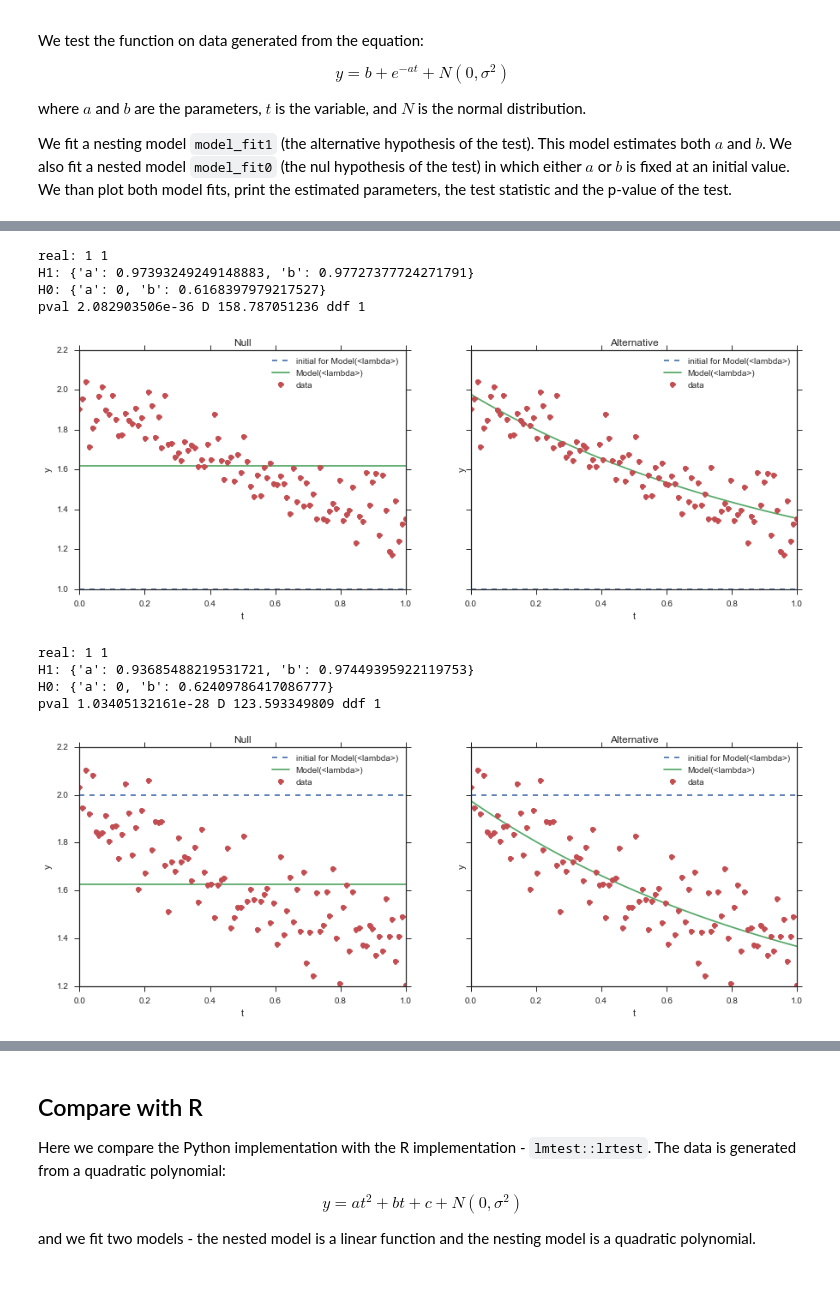
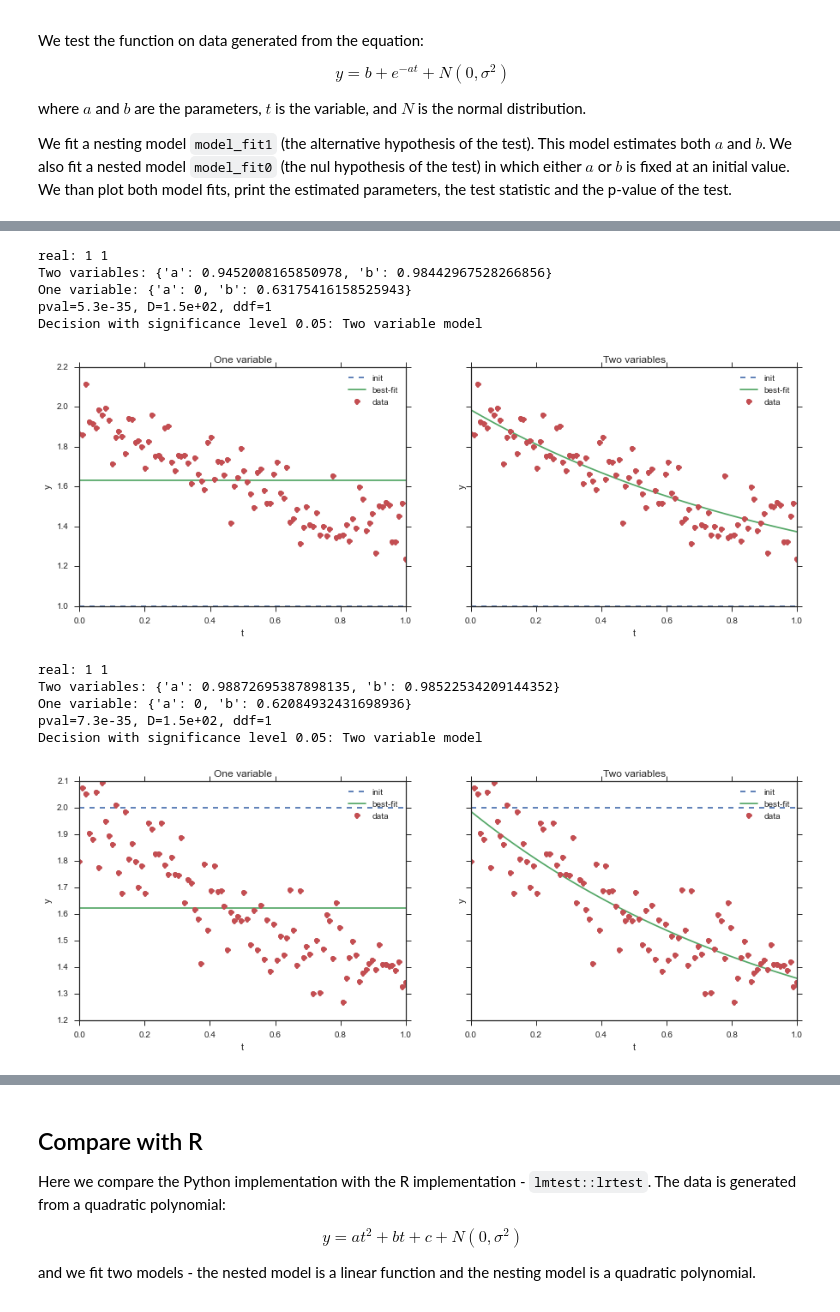
Before and after one commit to yoavram/ipython-notebooks, a Jupyter notebook: likelihood ratio test.ipynb, the cells around one changed output, grey strips where cells are left out. Drawn from its saved outputs; the diff is of its cells as text; code cells hidden in the pictures.

```diff
--- a/likelihood ratio test.ipynb
+++ b/likelihood ratio test.ipynb
@@ -55,7 +72,7 @@ We also fit a nested model `model_fit0` (the nul hypothesis of the test) in whic
 We than plot both model fits, print the estimated parameters, the test statistic and the p-value of the test.
 # %%
 # test lrt
-def lrt_test(a, b, a_init, b_init, a_vary, b_vary, sig=0.1, N=100):
+def lrtest_test(a, b, a_init, b_init, a_vary, b_vary, sig=0.1, N=100, alfa=0.05):
     assert a_vary or b_vary
     assert not(a_vary and b_vary)
 
@@ -67,21 +84,26 @@ def lrt_test(a, b, a_init, b_init, a_vary, b_vary, sig=0.1, N=100):
     model = Model(f)
     params = model.make_params(a=a_init, b=b_init)
 
-    model_fit1 = model.fit(data, t=t, params=params)
-    model_fit1.plot_fit(ax=ax[1])
-    ax[1].set_title("Alternative")
+    two_var_fit = model.fit(data, t=t, params=params)
+    two_var_fit.plot_fit(ax=ax[1])
+    ax[1].set_title("Two variables")
     #model_fit1.plot_residuals(ax[1])
-    print "H1:",model_fit1.best_values
+    print "Two variables:",two_var_fit.best_values
 
     params['a'].set(vary=a_vary)
     params['b'].set(vary=b_vary)
-    model_fit0 = model.fit(data, t=t, params=params)
-    model_fit0.plot_fit(ax=ax[0])
+    one_var_fit = model.fit(data, t=t, params=params)
+    one_var_fit.plot_fit(ax=ax[0])
     #model_fit0.plot_residuals(ax[0])
-    ax[0].set_title("Null")
-    print "H0:",model_fit0.best_values
+    ax[0].set_title("One variable")
+    print "One variable:",one_var_fit.best_values
 
-    pval,D,ddf = lrtest(model_fit0, model_fit1)
-    print "pval", pval, "D", D, "ddf", ddf
+    prefer_m1,pval,D,ddf = lrtest(one_var_fit, two_var_fit, alfa)
+    print "pval=%.2g, D=%.2g, ddf=%d" % (pval, D, ddf)
+    print "Decision with significance level %.2g:" % alfa,
+    if prefer_m1:
+        print "Two variable model"
+    else:
+        print "One variable model"
     return t,data
 # %%
@@ -111,17 +136,19 @@ pval 6.8550858208e-75 D 335.265355672 ddf 1
 # %%
-lrt_test(1,1,0,0,False,True);
+lrtest_test(1,1,0,0,False,True);
 # %% [output]
 real: 1 1
-H1: {'a': 0.97393249249148883, 'b': 0.97727377724271791}
-H0: {'a': 0, 'b': 0.6168397979217527}
-pval 2.082903506e-36 D 158.787051236 ddf 1
+Two variables: {'a': 0.9452008165850978, 'b': 0.98442967528266856}
+One variable: {'a': 0, 'b': 0.63175416158525943}
+pval=5.3e-35, D=1.5e+02, ddf=1
+Decision with significance level 0.05: Two variable model
-[figure, old version]
+[figure, new version]
 # %%
-lrt_test(1,1,0,1,False,True);
+lrtest_test(1,1,0,1,False,True);
 # %% [output]
 real: 1 1
-H1: {'a': 0.93685488219531721, 'b': 0.97449395922119753}
-H0: {'a': 0, 'b': 0.62409786417086777}
-pval 1.03405132161e-28 D 123.593349809 ddf 1
+Two variables: {'a': 0.98872695387898135, 'b': 0.98522534209144352}
+One variable: {'a': 0, 'b': 0.62084932431698936}
+pval=7.3e-35, D=1.5e+02, ddf=1
+Decision with significance level 0.05: Two variable model
-[figure, old version]
+[figure, new version]
 # %%
```
Also changed, not shown: parts of 12 cells of this notebook.
